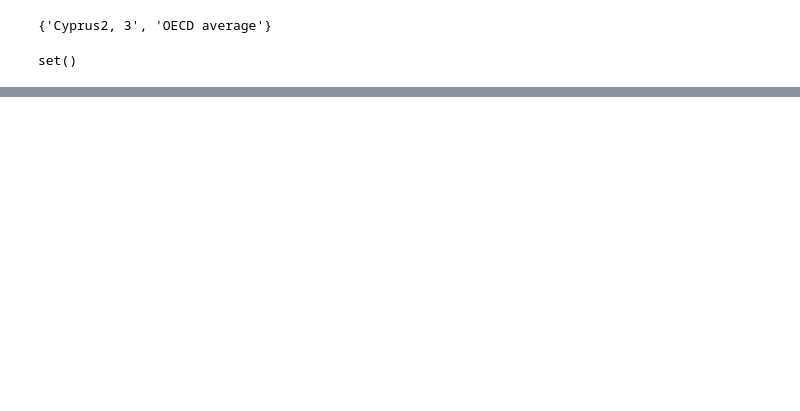
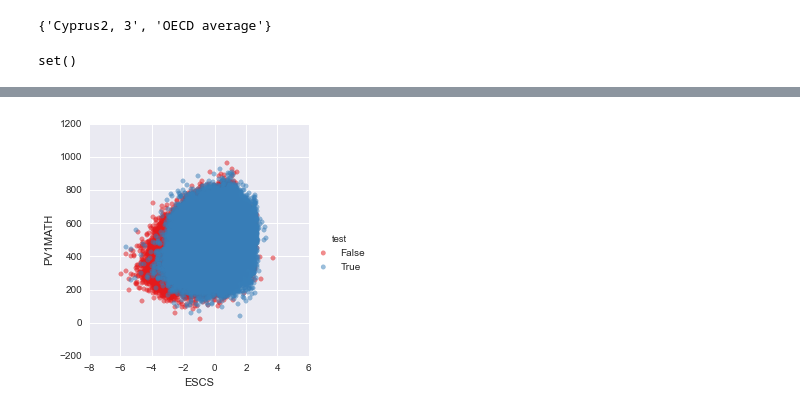
Before and after one commit to ucaiado/DATAVIS_UDACITY, a Jupyter notebook: report_aux.ipynb, the cells around one changed output, grey strips where cells are left out. Saved outputs shown, nothing was run; the diff lists cells and outputs as text; code cells hidden in the pictures; blank space fills up the shorter version.

```diff
--- a/report_aux.ipynb
+++ b/report_aux.ipynb
@@ -398,2 +423,6 @@ ValueError: First argument must be a sequence
 # %%
 import matplotlib.pylab as plt
+# %%
+df["test"]=None
+df["test"] = df["perCaptaGDP"]>20000
+df.head()
@@ -399,0 +436,6 @@ import matplotlib.pylab as plt
+# %%
+g = sns.FacetGrid(df, hue="test", palette="Set1", size = 4)
+
+g = (g.map(plt.scatter, "ESCS", "PV1MATH", alpha=.5).add_legend())
+# %% [output]
+[figure, added]
```
Also changed, not shown: parts of 76 cells of this notebook, 2 other files.
